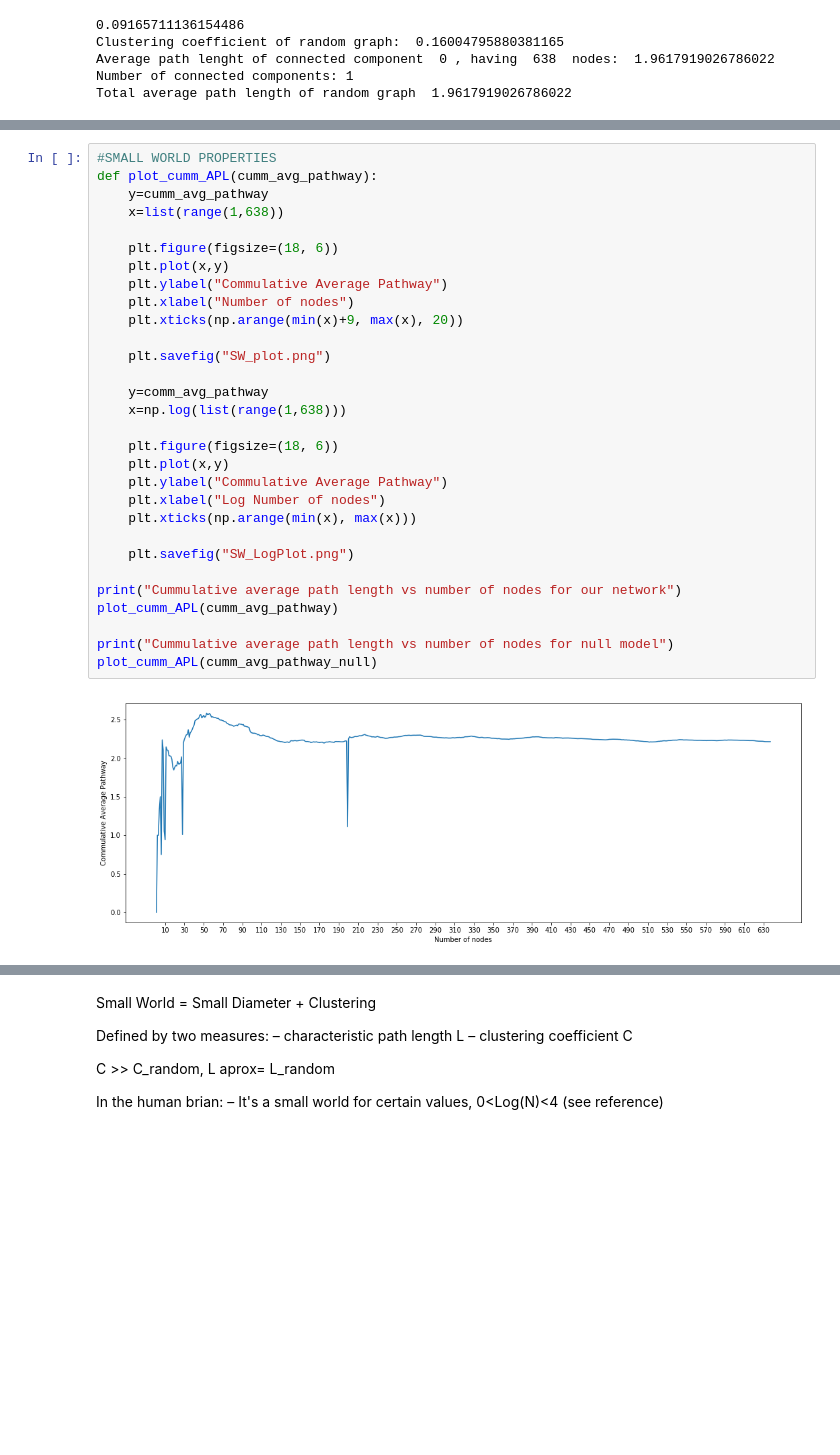
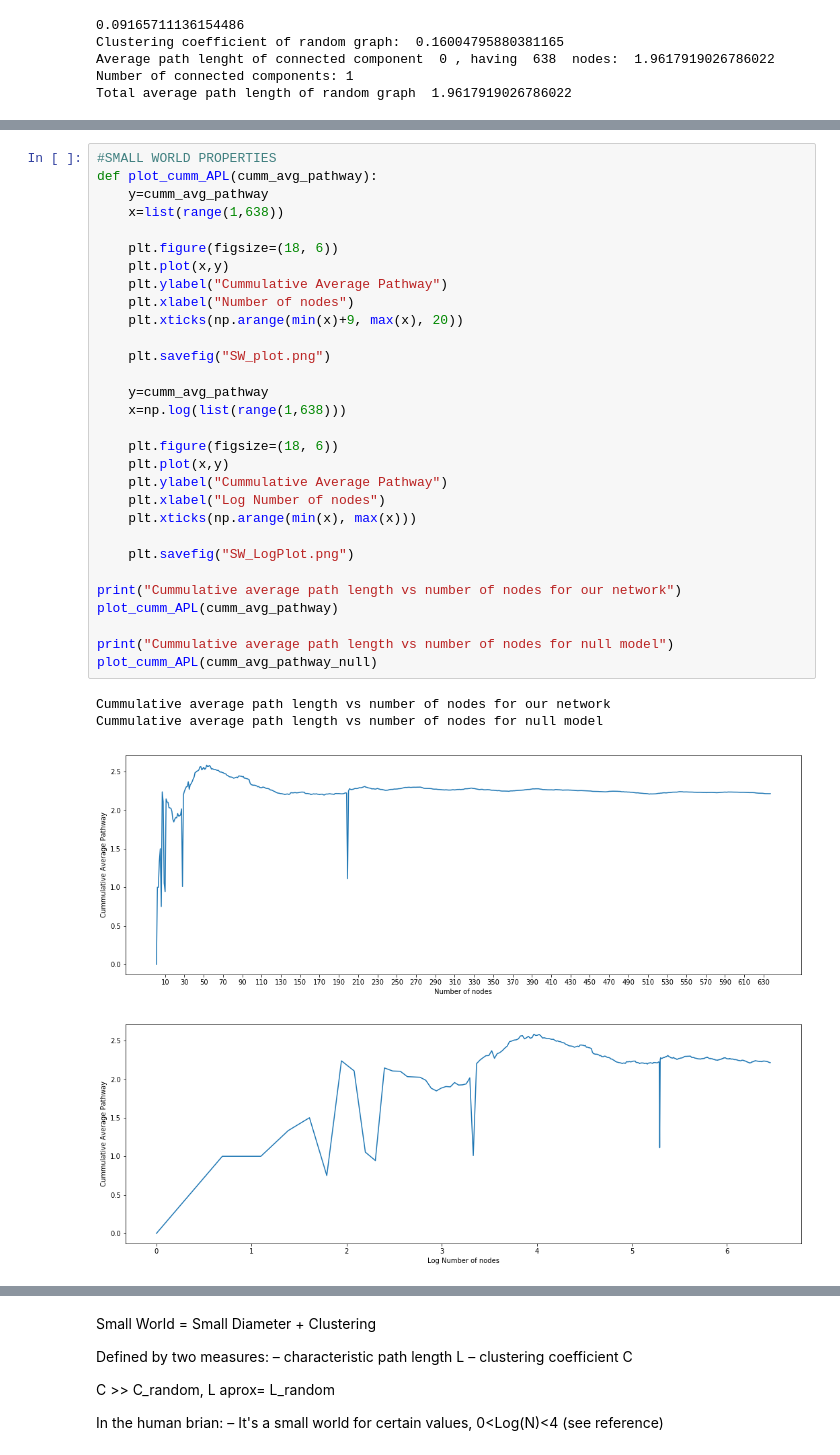
Before and after one commit to andreiarog/RC_project2, a Jupyter notebook: proj_initial_analysis.ipynb, the cells around one changed output, grey strips where cells are left out. Drawn from its saved outputs; the diff is of its cells as text; blank space fills up the shorter version.

```diff
--- a/proj_initial_analysis.ipynb
+++ b/proj_initial_analysis.ipynb
@@ -200,32 +202,35 @@ TypeError: 'list' object is not callable
 # %%
 #SMALL WORLD PROPERTIES
 def plot_cumm_APL(cumm_avg_pathway):
     y=cumm_avg_pathway
     x=list(range(1,638))
 
     plt.figure(figsize=(18, 6))
     plt.plot(x,y)
-    plt.ylabel("Commulative Average Pathway")
+    plt.ylabel("Cummulative Average Pathway")
     plt.xlabel("Number of nodes")
     plt.xticks(np.arange(min(x)+9, max(x), 20))
 
     plt.savefig("SW_plot.png")
 
-    y=comm_avg_pathway
+    y=cumm_avg_pathway
     x=np.log(list(range(1,638)))
 
     plt.figure(figsize=(18, 6))
     plt.plot(x,y)
-    plt.ylabel("Commulative Average Pathway")
+    plt.ylabel("Cummulative Average Pathway")
     plt.xlabel("Log Number of nodes")
     plt.xticks(np.arange(min(x), max(x)))
 
     plt.savefig("SW_LogPlot.png")
 
 print("Cummulative average path length vs number of nodes for our network")
 plot_cumm_APL(cumm_avg_pathway)
 
 print("Cummulative average path length vs number of nodes for null model")
 plot_cumm_APL(cumm_avg_pathway_null)
 # %% [output]
+Cummulative average path length vs number of nodes for our network
+Cummulative average path length vs number of nodes for null model
 [figure]
+[figure, added]
```
Also changed, not shown: parts of 3 cells of this notebook, 1 other file.
